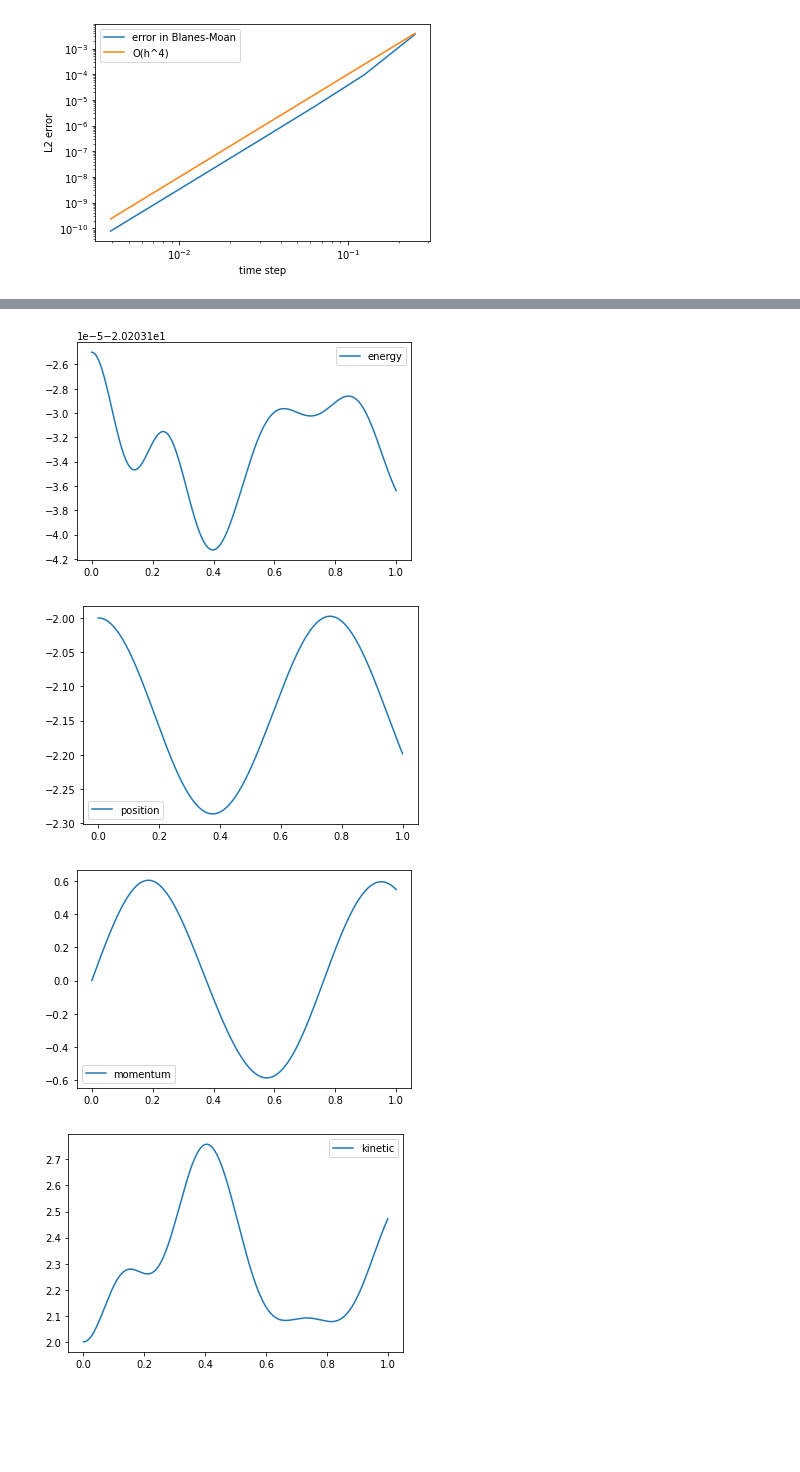
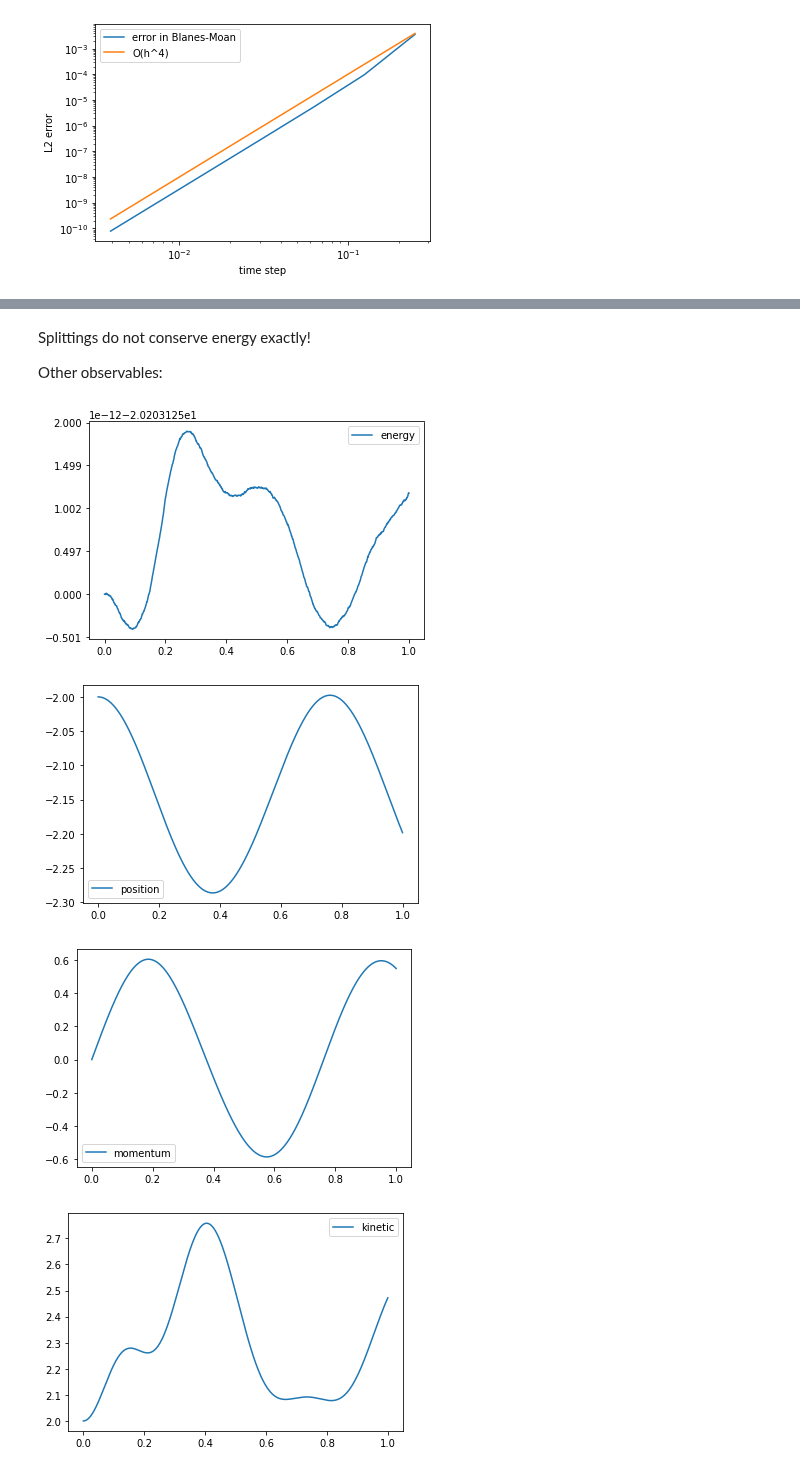
Before and after one commit to brownadder/expsolve, a Jupyter notebook: examples/splittings/tutorialclassical.ipynb, the cells around one changed output, grey strips where cells are left out. Saved outputs shown, nothing was run; the diff lists cells and outputs as text; code cells hidden in the pictures; blank space fills up the shorter version.

Commit message:
Classical splittings working

```diff
--- a/examples/splittings/tutorialclassical.ipynb
+++ b/examples/splittings/tutorialclassical.ipynb
@@ -371,9 +338,0 @@ We will store the values of observables in the dictionary `obsvalues`. Let us se
-# %%
-obsvalues = {}
-for o in obs:
-    obsvalues[o]=[]
-
-def compute_obs_values(u):
-    for o in obs:
-        op = obs[o]
-        obsvalues[o].append(fe.observable(op, u, xr))
@@ -412,0 +339,12 @@ Total energy does change now! Strang does not conserve energy exactly.
+# %%
+T = 1
+N = 1000
+timegrid = es.timegrid(T, N)
+# %%
+trotterevolve = es.evolve(u, timegrid, trotterstep, observables)
+strangevolve = es.evolve(u, timegrid, strangstep, observables)
+blanesmoanevolve = es.evolve(u, timegrid, blanesmoanstep, observables)
+# %%
+obsvalues_trotter = trotterevolve[1]
+obsvalues_strang = strangevolve[1]
+obsvalues_blanesmoan = blanesmoanevolve[1]
@@ -413,12 +365,16 @@ Total energy does change now! Strang does not conserve energy exactly.
+# %% [markdown]
+Splittings do not conserve energy exactly!
+
+Other observables:
 # %%
-for o in obs:
-    ov = obsvalues[o]
+for o in observables:
+    ov = obsvalues_blanesmoan[o]
     plt.figure()
-    plt.plot(time_grid, ov)
+    plt.plot(timegrid, ov)
     plt.legend([o])
     plt.show()
 # %% [output]
-[figure, old version]
+[figure, new version]
 [figure]
 [figure]
 [figure]
```
Also changed, not shown: parts of 17 cells of this notebook.
